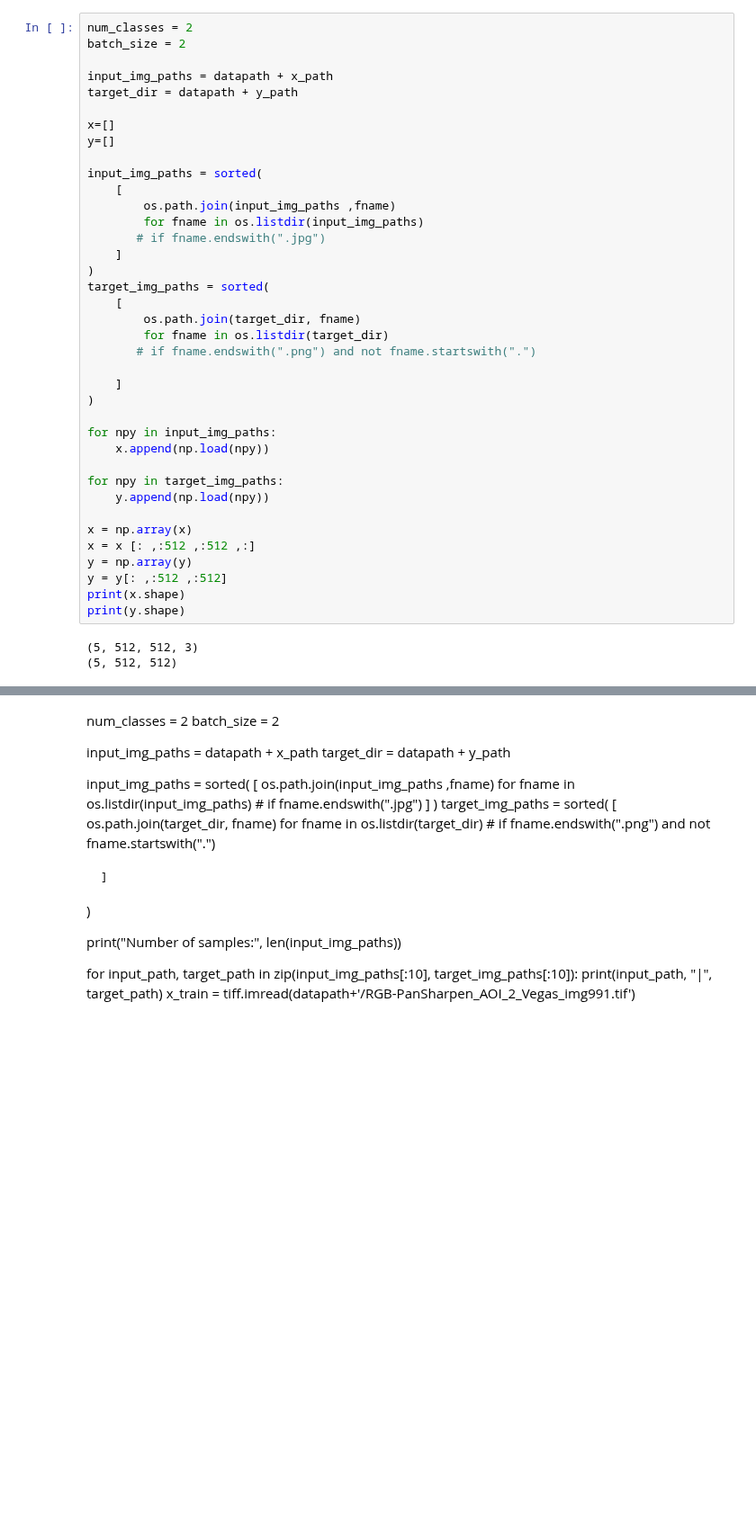
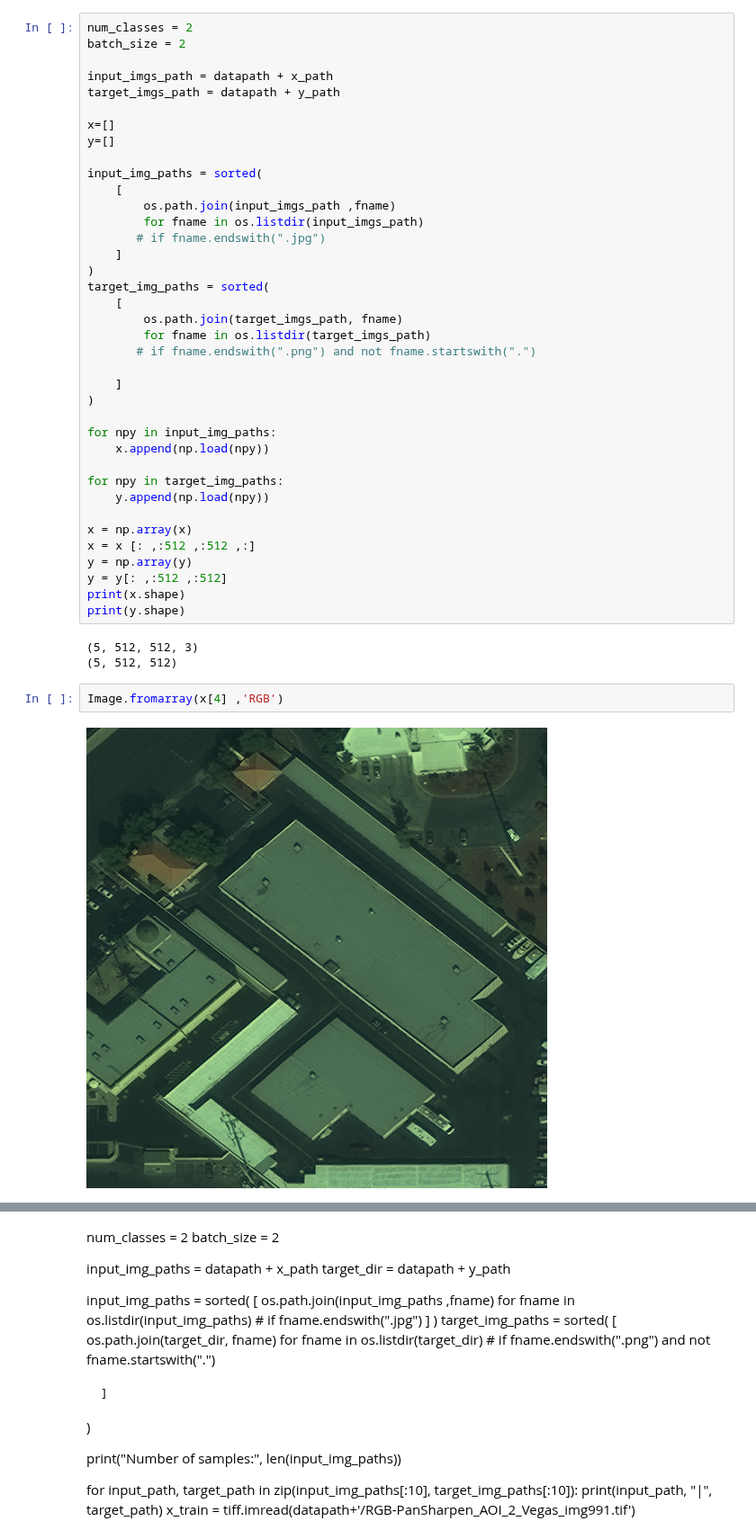
Before and after one commit to CSCCNY/final-project-landandbuildingsatimg-ccny, a Jupyter notebook: notebooks/scratch/01-JB-Unet2.ipynb, the cells around one changed output, grey strips where cells are left out. Shown at 90% size. Saved outputs shown, nothing was run; the diff lists cells and outputs as text; blank space fills up the shorter version.

Commit message:
started visualization of layers

```diff
--- a/notebooks/scratch/01-JB-Unet2.ipynb
+++ b/notebooks/scratch/01-JB-Unet2.ipynb
@@ -92,23 +99,23 @@ epochs = 15
 num_classes = 2
 batch_size = 2
 
-input_img_paths = datapath + x_path
-target_dir = datapath + y_path
+input_imgs_path = datapath + x_path
+target_imgs_path = datapath + y_path
 
 x=[]
 y=[]
 
 input_img_paths = sorted(
     [
-        os.path.join(input_img_paths ,fname)
-        for fname in os.listdir(input_img_paths)
+        os.path.join(input_imgs_path ,fname)
+        for fname in os.listdir(input_imgs_path)
        # if fname.endswith(".jpg")
     ]
 )
 target_img_paths = sorted(
     [
-        os.path.join(target_dir, fname)
-        for fname in os.listdir(target_dir)
+        os.path.join(target_imgs_path, fname)
+        for fname in os.listdir(target_imgs_path)
        # if fname.endswith(".png") and not fname.startswith(".")
 
     ]
@@ -129,3 +136,7 @@ print(y.shape)
 # %% [output]
 (5, 512, 512, 3)
 (5, 512, 512)
+# %%
+Image.fromarray(x[4] ,'RGB')
+# %% [output]
+[figure, added]
```
Also changed, not shown: parts of 25 cells of this notebook, 1 other file.
